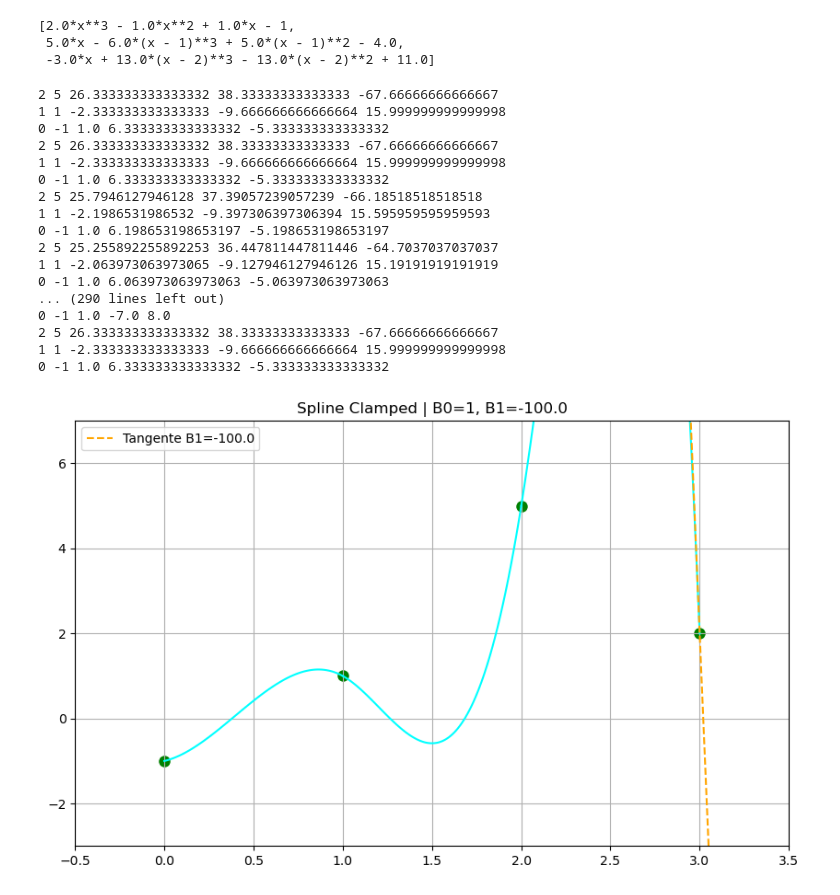
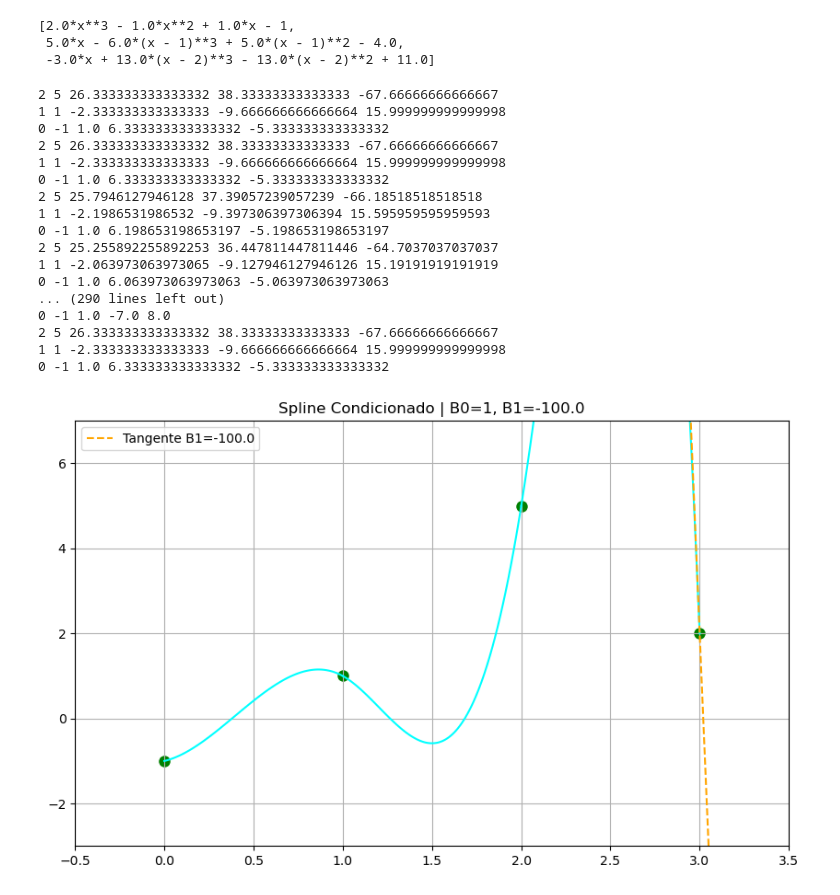
Before and after one commit to Celeste040205/Taller4, a Jupyter notebook: SplinesCondicionados.ipynb, the cells around one changed output. Drawn from its saved outputs; the diff is of its cells as text; code cells hidden in the pictures.

```diff
--- a/SplinesCondicionados.ipynb
+++ b/SplinesCondicionados.ipynb
@@ -125,33 +125,33 @@ def update(frame):
     x_tangent = np.linspace(x_right - 0.5, x_right + 0.5, 10)
     y_tangent = B1 * (x_tangent - x_right) + y_right
     ax.plot(x_tangent, y_tangent, 'orange', linestyle='--', label=f'Tangente B1={B1:.1f}')
 
     ax.set_xlim(min(xs)-0.5, max(xs)+0.5)
     ax.set_ylim(min(ys)-2, max(ys)+2)
-    ax.set_title(f"Spline Clamped | B0=1, B1={B1:.1f}", fontsize=12)
+    ax.set_title(f"Spline Condicionado | B0=1, B1={B1:.1f}", fontsize=12)
     ax.legend()
     ax.grid(True)
 
 ani = FuncAnimation(fig, update, frames=len(B_range), interval=100)
 
 # Guardar como GIF
-ani.save("spline_animacion.gif", writer="pillow",fps=10)
+ani.save("spline_animacion3.gif", writer="pillow",fps=25)
 # %% [output]
 2 5 26.333333333333332 38.33333333333333 -67.66666666666667
 1 1 -2.333333333333333 -9.666666666666664 15.999999999999998
 0 -1 1.0 6.333333333333332 -5.333333333333332
 2 5 26.333333333333332 38.33333333333333 -67.66666666666667
 1 1 -2.333333333333333 -9.666666666666664 15.999999999999998
 0 -1 1.0 6.333333333333332 -5.333333333333332
 2 5 25.7946127946128 37.39057239057239 -66.18518518518518
 1 1 -2.1986531986532 -9.397306397306394 15.595959595959593
 0 -1 1.0 6.198653198653197 -5.198653198653197
 2 5 25.255892255892253 36.447811447811446 -64.7037037037037
 1 1 -2.063973063973065 -9.127946127946126 15.19191919191919
 0 -1 1.0 6.063973063973063 -5.063973063973063
 ... (290 lines left out)
 0 -1 1.0 -7.0 8.0
 2 5 26.333333333333332 38.33333333333333 -67.66666666666667
 1 1 -2.333333333333333 -9.666666666666664 15.999999999999998
 0 -1 1.0 6.333333333333332 -5.333333333333332
-[figure, old version]
+[figure, new version]
```
Also changed, not shown: parts of 3 cells of this notebook, 1 other file.
